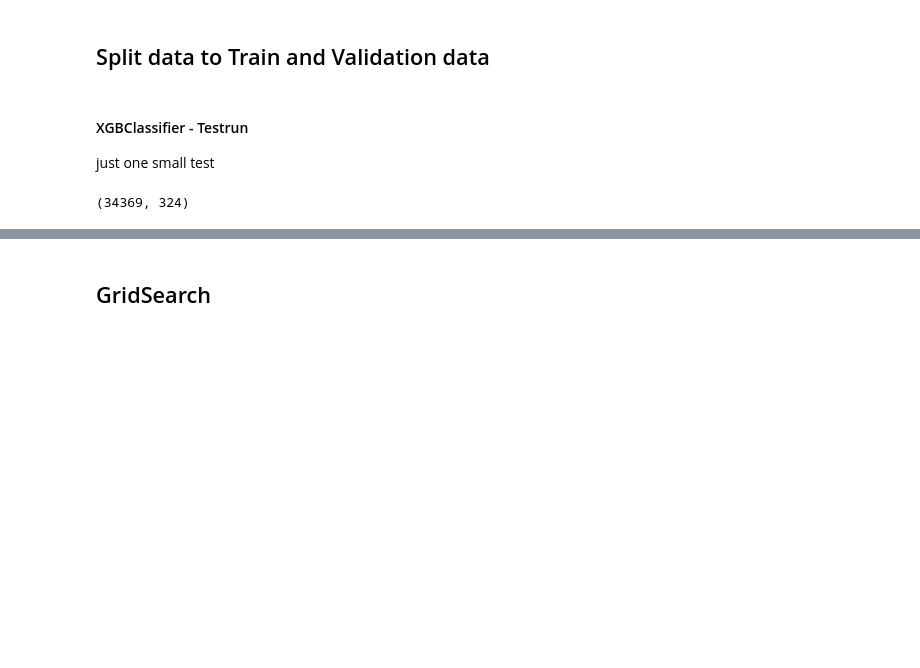
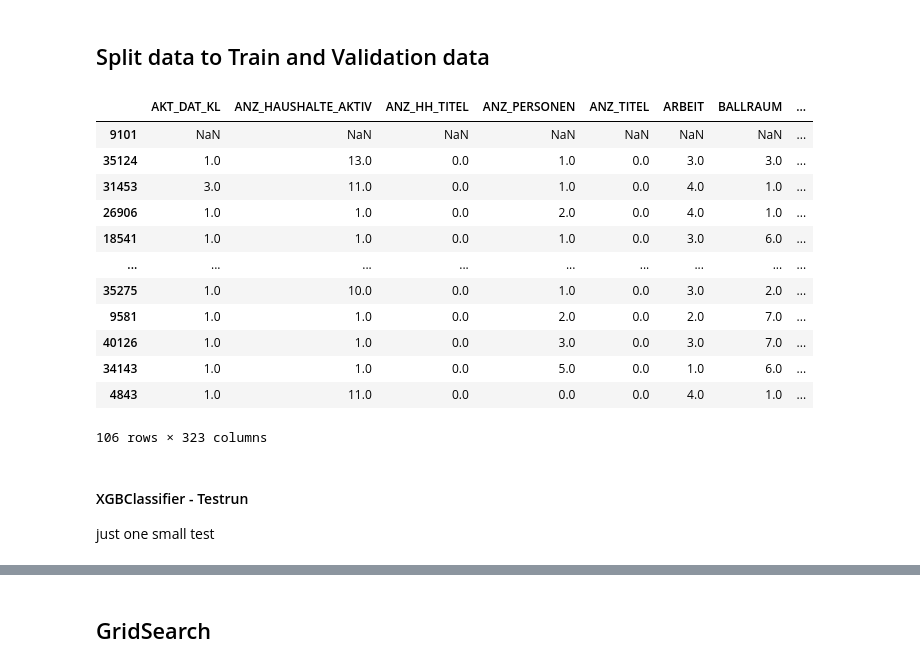
Before and after one commit to step-bauer/dsnd_capstone_arvato, a Jupyter notebook: Arvato Project Workbook.ipynb, the cells around one changed output, grey strips where cells are left out. Saved outputs shown, nothing was run; the diff lists cells and outputs as text; code cells hidden in the pictures; blank space fills up the shorter version.

```diff
--- a/Arvato Project Workbook.ipynb
+++ b/Arvato Project Workbook.ipynb
@@ -1916,13 +1918,25 @@ y = df_mailout_train['RESPONSE']
 y=y.astype('int64')
 # %%
 # I use stratify = y to keep the ratio of responses in the split datasets
-X_train, X_val, y_train, y_val = train_test_split(df_mailout_train, y, stratify=y, test_size=0.2, random_state=42)
+X_train, X_val, y_train, y_val = train_test_split(X, y, stratify=y, test_size=0.2, random_state=142)
+# %%
+X_val[y_val==1]
+# %% [output]
+|  | AKT_DAT_KL | ANZ_HAUSHALTE_AKTIV | ANZ_HH_TITEL | ANZ_PERSONEN | ANZ_TITEL | ARBEIT | BALLRAUM | ... |
+| 9101 | NaN | NaN | NaN | NaN | NaN | NaN | NaN | ... |
+| 35124 | 1.0 | 13.0 | 0.0 | 1.0 | 0.0 | 3.0 | 3.0 | ... |
+| 31453 | 3.0 | 11.0 | 0.0 | 1.0 | 0.0 | 4.0 | 1.0 | ... |
+| 26906 | 1.0 | 1.0 | 0.0 | 2.0 | 0.0 | 4.0 | 1.0 | ... |
+| 18541 | 1.0 | 1.0 | 0.0 | 1.0 | 0.0 | 3.0 | 6.0 | ... |
+| ... | ... | ... | ... | ... | ... | ... | ... | ... |
+| 35275 | 1.0 | 10.0 | 0.0 | 1.0 | 0.0 | 3.0 | 2.0 | ... |
+| 9581 | 1.0 | 1.0 | 0.0 | 2.0 | 0.0 | 2.0 | 7.0 | ... |
+| 40126 | 1.0 | 1.0 | 0.0 | 3.0 | 0.0 | 3.0 | 7.0 | ... |
+| 34143 | 1.0 | 1.0 | 0.0 | 5.0 | 0.0 | 1.0 | 6.0 | ... |
+| 4843 | 1.0 | 11.0 | 0.0 | 0.0 | 0.0 | 4.0 | 1.0 | ... |
+106 rows × 323 columns
 # %% [markdown]
 #### XGBClassifier - Testrun
 just one small test
 # %%
 np.set_printoptions(suppress=True)
-# %%
-X_train.shape
-# %% [output]
-(34369, 324)
```
Also changed, not shown: parts of 55 cells of this notebook.
